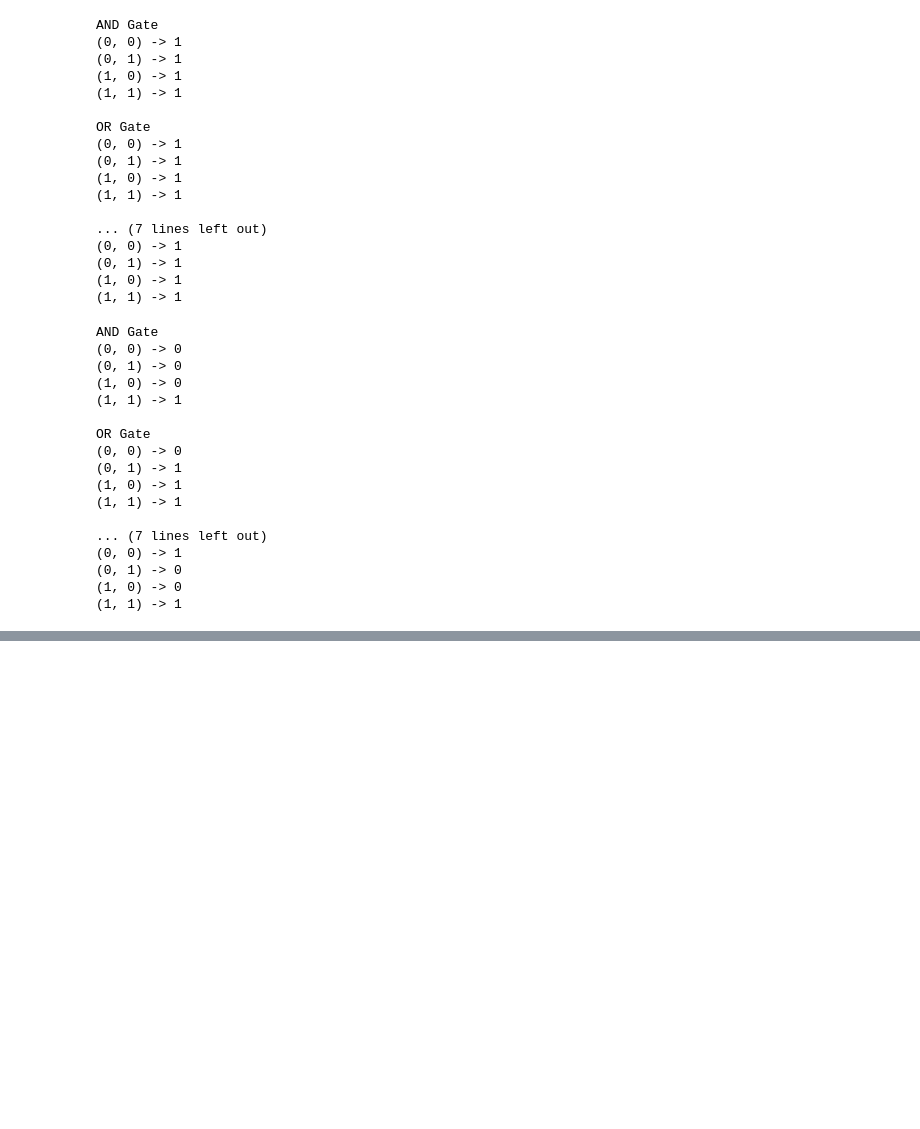
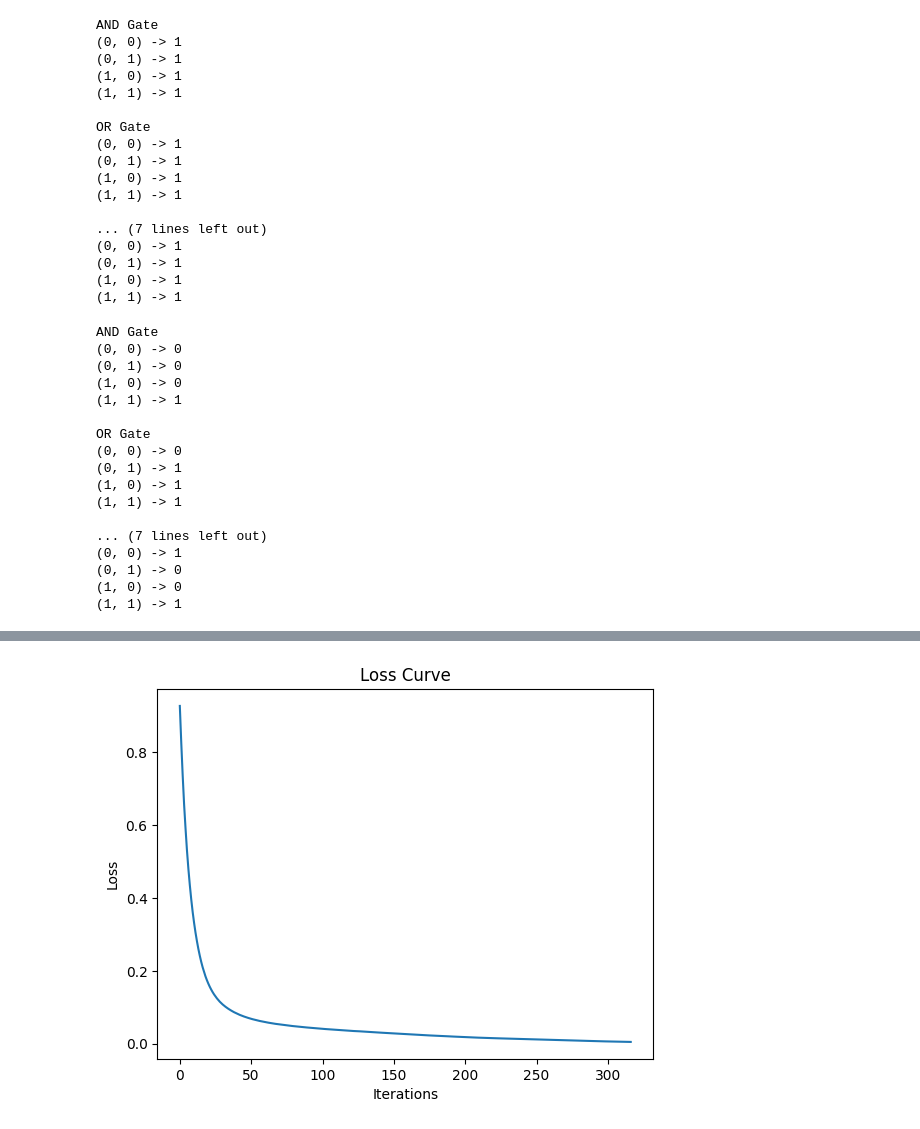
Before and after one commit to shashidhar078/DeepLearning, a Jupyter notebook: MyDeepLearning.ipynb, the cells around one changed output, grey strips where cells are left out. Cells and saved outputs as stored; diff of their text form; code cells hidden in the pictures; blank space fills up the shorter version.

```diff
--- a/MyDeepLearning.ipynb
+++ b/MyDeepLearning.ipynb
@@ -476,0 +749,79 @@ OR Gate
+# %%
+import numpy as np
+import pandas as pd
+import matplotlib.pyplot as plt
+
+from sklearn.datasets import load_breast_cancer
+from sklearn.model_selection import train_test_split
+from sklearn.preprocessing import StandardScaler
+from sklearn.neural_network import MLPClassifier
+from sklearn.metrics import accuracy_score
+
+# Load dataset
+data = load_breast_cancer()
+X = data.data
+y = data.target
+
+# Train test split
+Xtr, Xte, ytr, yte = train_test_split(
+    X, y, test_size=0.2, random_state=42
+)
+
+# Scaling (very imp for MLP)
+sc = StandardScaler()
+Xtr = sc.fit_transform(Xtr)
+Xte = sc.transform(Xte)
+
+# Hyperparameters to test
+learning_rates = [0.0001, 0.001, 0.01]
+hidden_layers = [(16,), (32,), (32, 16)]
+epochs = [200, 500]
+
+results = []
+
+# Training
+for lr in learning_rates:
+    for hl in hidden_layers:
+        for ep in epochs:
+
+            mlp = MLPClassifier(
+                hidden_layer_sizes=hl,
+                learning_rate_init=lr,
+                max_iter=ep,
+                activation='relu',
+                solver='adam',
+                random_state=42
+            )
+
+            mlp.fit(Xtr, ytr)
+            ypred = mlp.predict(Xte)
+
+            acc = accuracy_score(yte, ypred)
+
+            results.append([lr, hl, ep, acc])
+
+# Results
+df = pd.DataFrame(results, columns=[
+    "Learning Rate", "Hidden Layers", "Epochs", "Accuracy"
+])
+
+print("\nSorted Results:\n")
+print(df.sort_values(by="Accuracy", ascending=False))
+
+best = MLPClassifier(
+    hidden_layer_sizes=(32,16),
+    learning_rate_init=0.001,
+    max_iter=500,
+    activation='relu',
+    solver='adam',
+    random_state=42
+)
+
+best.fit(Xtr, ytr)
+
+plt.plot(best.loss_curve_)
+plt.title("Loss Curve")
+plt.xlabel("Iterations")
+plt.ylabel("Loss")
+plt.show()
+# %% [output]
@@ -476,0 +845 @@ OR Gate
+[figure, added]
```
Also changed, not shown: parts of 47 cells of this notebook.
